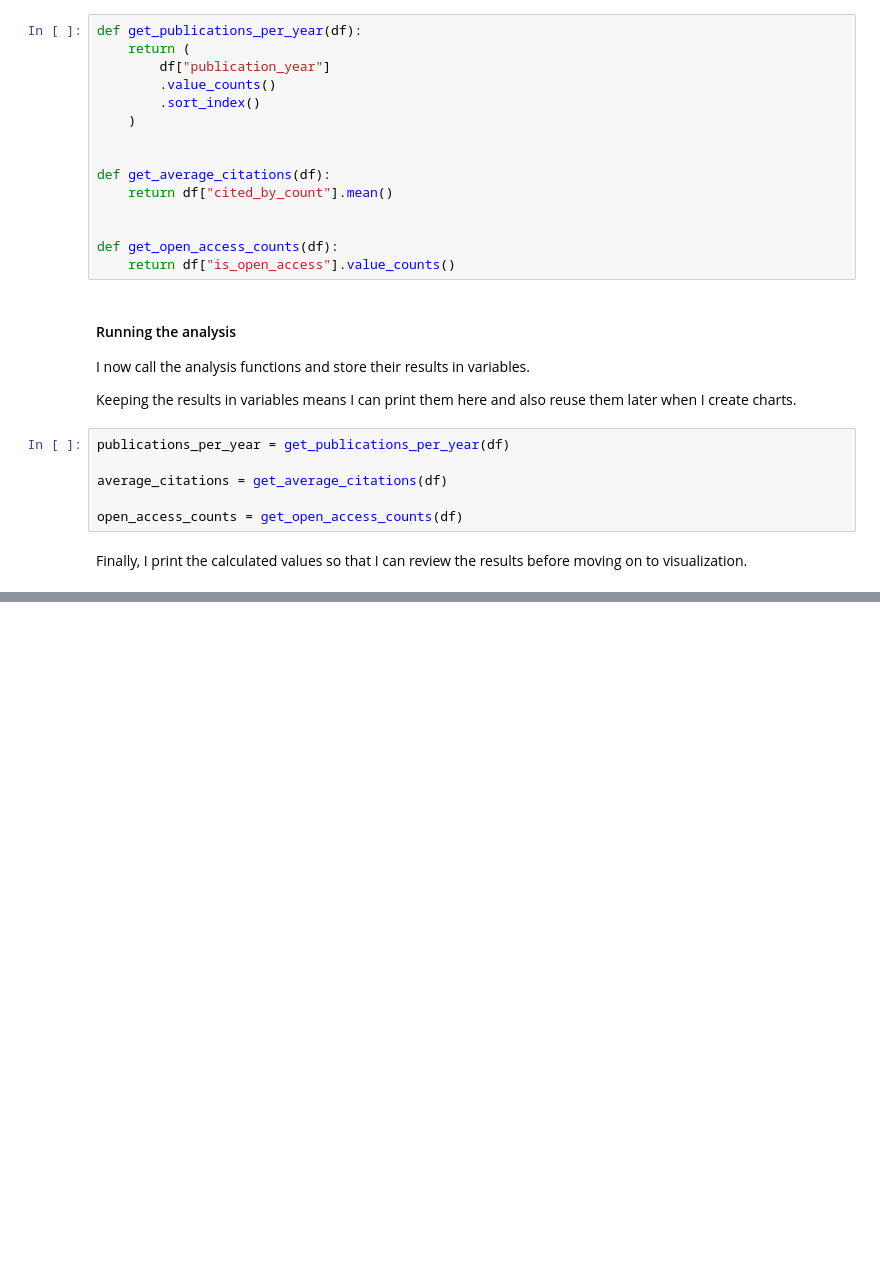
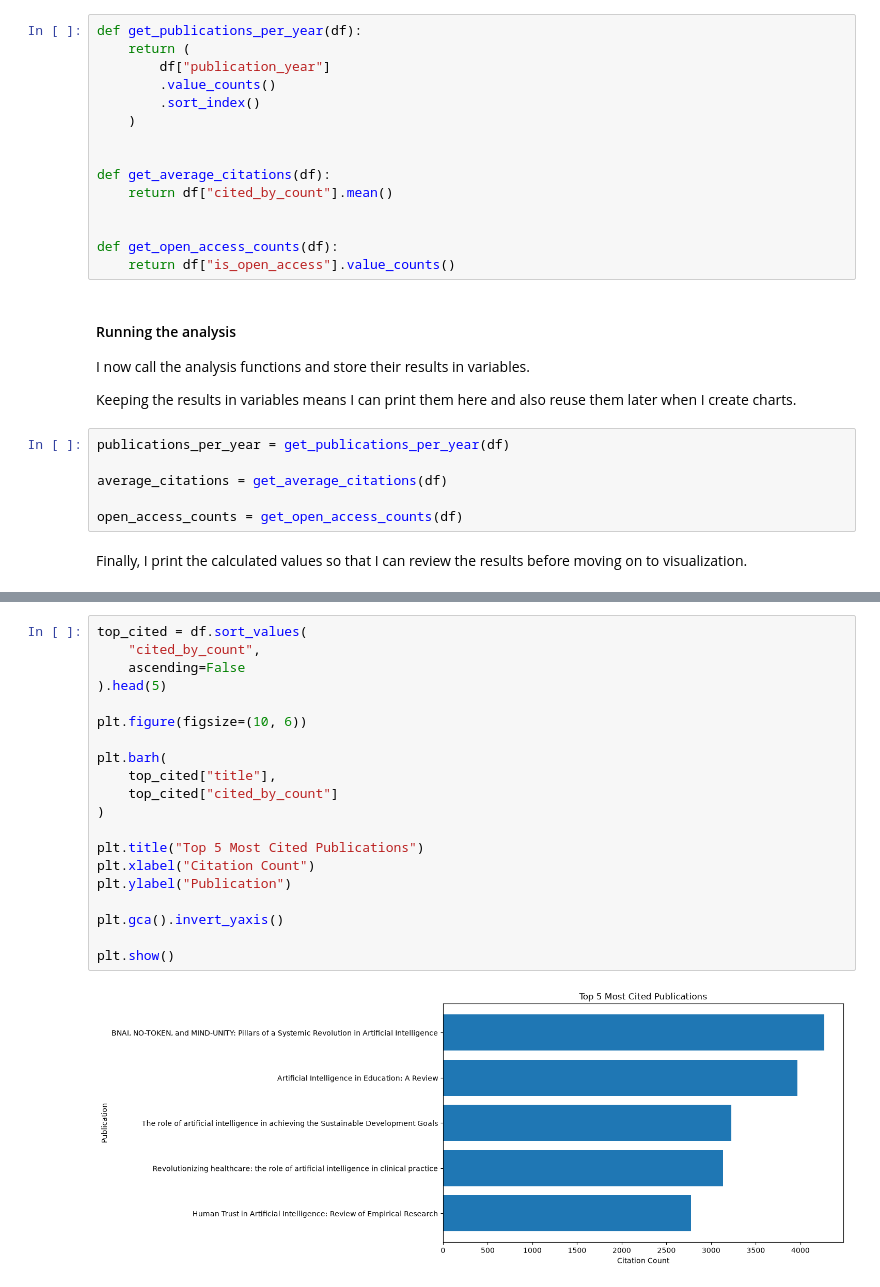
Before and after one commit to priyanka8637kumari/openalex-ai-trends-jp1, a Jupyter notebook: project.ipynb, the cells around one changed output, grey strips where cells are left out. Cells and saved outputs as stored; diff of their text form; blank space fills up the shorter version.

```diff
--- a/project.ipynb
+++ b/project.ipynb
@@ -394,0 +454,22 @@ Name: count, dtype: int64
+# %%
+top_cited = df.sort_values(
+    "cited_by_count",
+    ascending=False
+).head(5)
+
+plt.figure(figsize=(10, 6))
+
+plt.barh(
+    top_cited["title"],
+    top_cited["cited_by_count"]
+)
+
+plt.title("Top 5 Most Cited Publications")
+plt.xlabel("Citation Count")
+plt.ylabel("Publication")
+
+plt.gca().invert_yaxis()
+
+plt.show()
+# %% [output]
+[figure, added]
```
Also changed, not shown: parts of 12 cells of this notebook, 4 other files.
